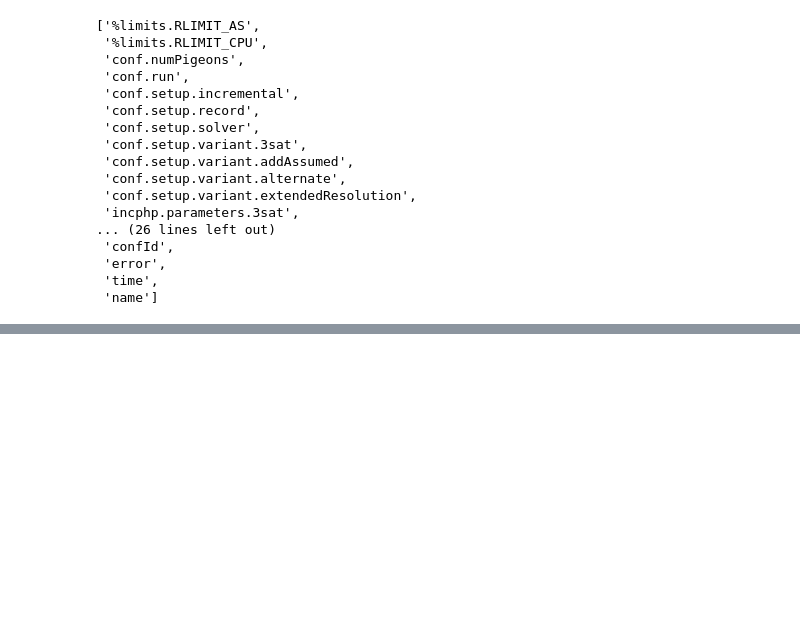
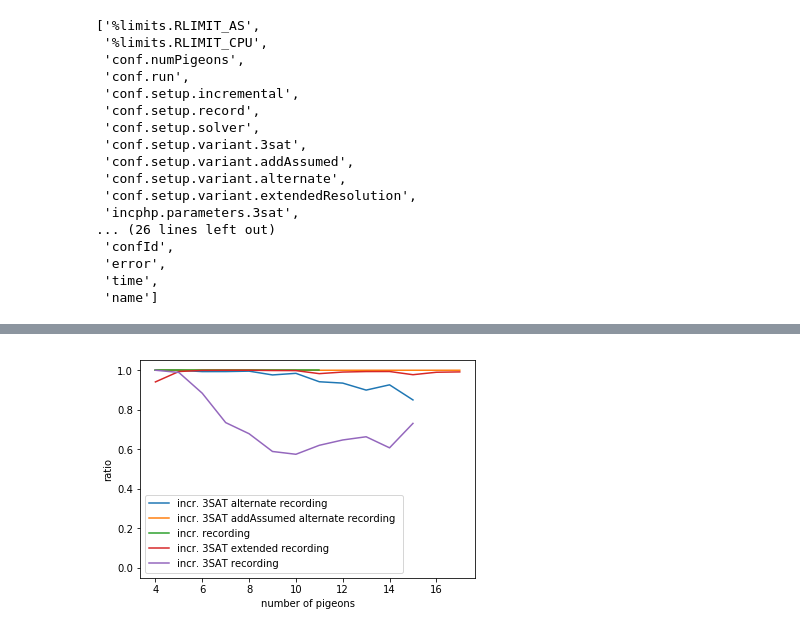
Before and after one commit to StephanGocht/incphp, a Jupyter notebook: experiments/evaluation.ipynb, the cells around one changed output, grey strips where cells are left out. Cells and saved outputs as stored; diff of their text form; code cells hidden in the pictures; blank space fills up the shorter version.

```diff
--- a/experiments/evaluation.ipynb
+++ b/experiments/evaluation.ipynb
@@ -108,0 +198,43 @@ plt.show()
+# %%
+import matplotlib.pyplot as plt
+import statistics
+
+d = df[
+      (df['error'] == False)
+    & (df['conf.setup.record'] == True)
+    & (df['conf.setup.incremental'] == True)
+    & (df['conf.numPigeons'] > 3)
+]
+
+for confId, data in d.groupby("confId"):
+    name = data.iloc[0]["name"]
+    points = list()
+    for numPigeons, data in data.groupby('conf.numPigeons'):
+        score = list()
+        for idx, dat in data.iterrows():
+            for row in dat['incphp.result.solves']:
+                if (row['makespan'] == numPigeons - 2):
+                    score.append(
+                        row['numLearnedClausesWithAssumedLiteral'] /
+                        row['numLearnedClauses']
+                    )
+#        nlc = data['incphp.result.learnedClauseEval.numLearnedClauses'].values
+#        nlcwal = data['incphp.result.learnedClauseEval.numLearnedClausesWithAssumedLiteral'].values
+#        score = list(map(lambda x: x[0]/x[1], zip(nlcwal, nlc)))
+
+        if (len(score) > 3):
+            points.append((
+                numPigeons,
+                statistics.mean(score)
+            ))
+    ax = plt.gca()
+    ax.set_ylim([-0.05,1.05])
+    plt.xlabel("number of pigeons")
+    plt.ylabel("ratio")
+    plt.plot(*zip(*points), label=name)
+
+#plt.semilogy()
+plt.legend()
+plt.show()
+# %% [output]
+[figure, added]
```
Also changed, not shown: parts of 7 cells of this notebook.
